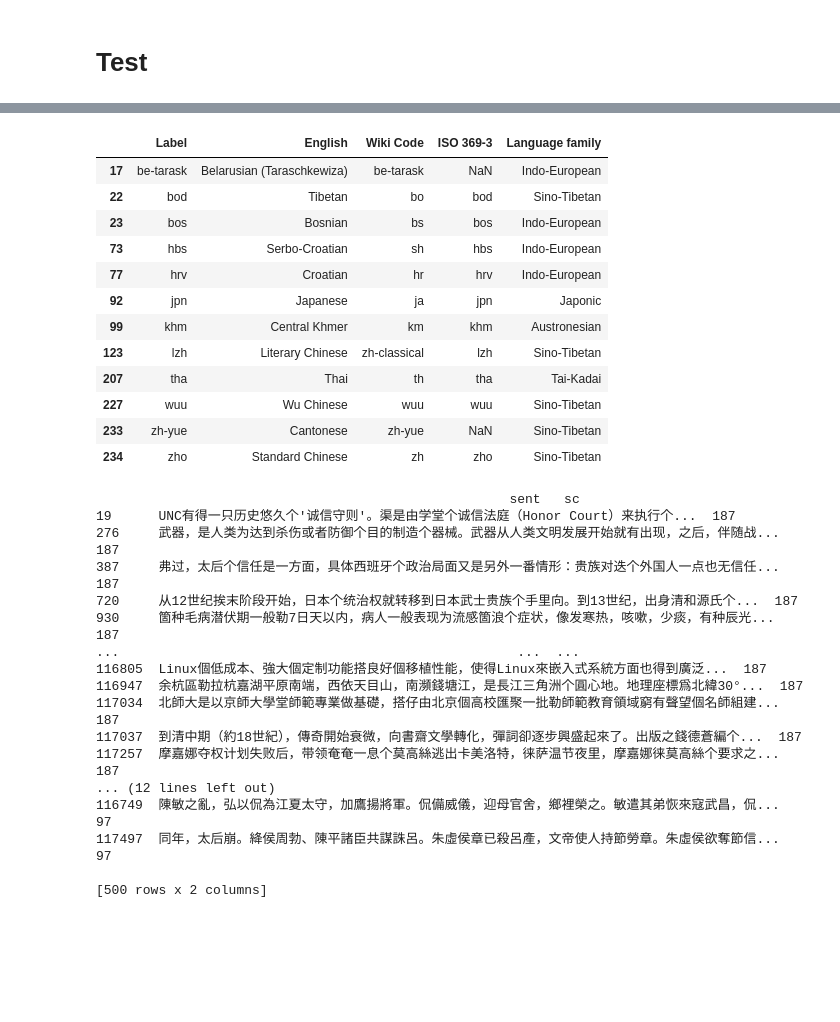
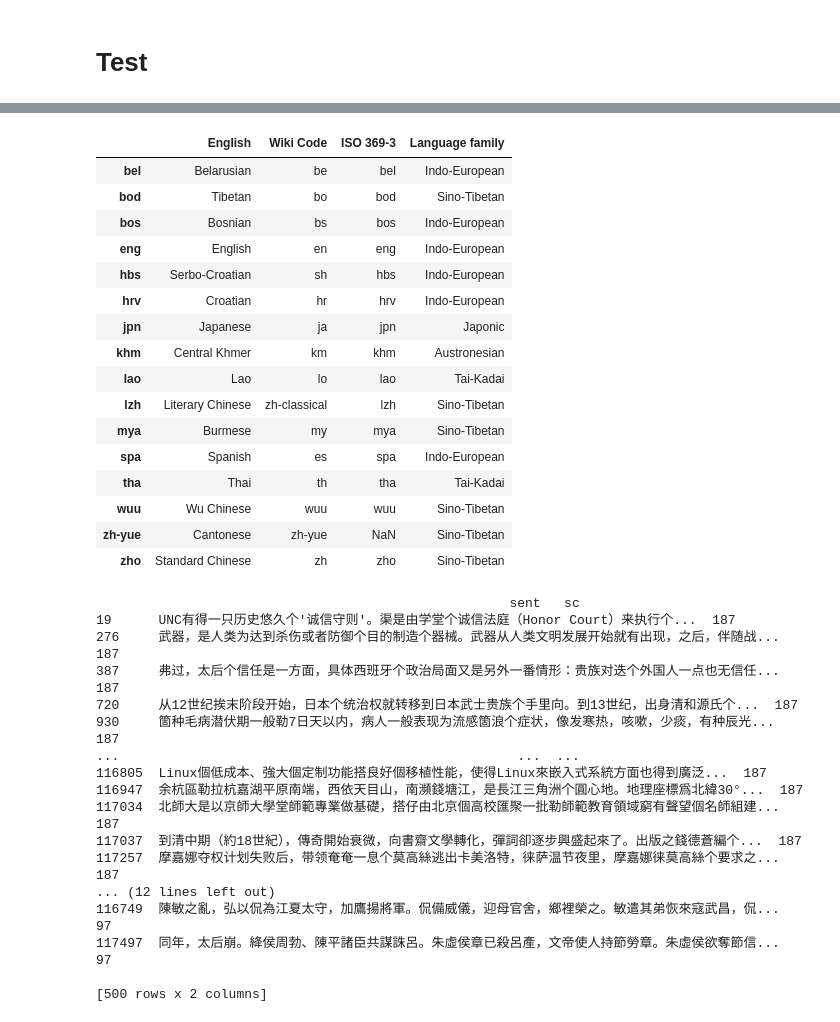
Before and after one commit to tsimafeip/nn-hackathon, a Jupyter notebook: LangDetector.ipynb, the cells around one changed output, grey strips where cells are left out. Cells and saved outputs as stored; diff of their text form; code cells hidden in the pictures; blank space fills up the shorter version.

```diff
--- a/LangDetector.ipynb
+++ b/LangDetector.ipynb
@@ -434,21 +446,25 @@ bad_quality_metrics
-# %%
-bad_quality_langs = list(bad_quality_metrics.index)
-bad_quality_labels = labels.loc[labels['Label'].isin(bad_quality_langs)]
-bad_quality_labels
-# %% [output]
-|  | Label | English | Wiki Code | ISO 369-3 | Language family |
-| 17 | be-tarask | Belarusian (Taraschkewiza) | be-tarask | NaN | Indo-European |
-| 22 | bod | Tibetan | bo | bod | Sino-Tibetan |
-| 23 | bos | Bosnian | bs | bos | Indo-European |
-| 73 | hbs | Serbo-Croatian | sh | hbs | Indo-European |
-| 77 | hrv | Croatian | hr | hrv | Indo-European |
-| 92 | jpn | Japanese | ja | jpn | Japonic |
-| 99 | khm | Central Khmer | km | khm | Austronesian |
-| 123 | lzh | Literary Chinese | zh-classical | lzh | Sino-Tibetan |
-| 207 | tha | Thai | th | tha | Tai-Kadai |
-| 227 | wuu | Wu Chinese | wuu | wuu | Sino-Tibetan |
-| 233 | zh-yue | Cantonese | zh-yue | NaN | Sino-Tibetan |
-| 234 | zho | Standard Chinese | zh | zho | Sino-Tibetan |
+# %%
+lab = labels.set_index('Label')
+bad_quality_labels = lab.loc[bad_quality_metrics.index]
+bad_quality_labels
+# %% [output]
+|  | English | Wiki Code | ISO 369-3 | Language family |
+| bel | Belarusian | be | bel | Indo-European |
+| bod | Tibetan | bo | bod | Sino-Tibetan |
+| bos | Bosnian | bs | bos | Indo-European |
+| eng | English | en | eng | Indo-European |
+| hbs | Serbo-Croatian | sh | hbs | Indo-European |
+| hrv | Croatian | hr | hrv | Indo-European |
+| jpn | Japanese | ja | jpn | Japonic |
+| khm | Central Khmer | km | khm | Austronesian |
+| lao | Lao | lo | lao | Tai-Kadai |
+| lzh | Literary Chinese | zh-classical | lzh | Sino-Tibetan |
+| mya | Burmese | my | mya | Sino-Tibetan |
+| spa | Spanish | es | spa | Indo-European |
+| tha | Thai | th | tha | Tai-Kadai |
+| wuu | Wu Chinese | wuu | wuu | Sino-Tibetan |
+| zh-yue | Cantonese | zh-yue | NaN | Sino-Tibetan |
+| zho | Standard Chinese | zh | zho | Sino-Tibetan |
 # %%
 print(x_train[x_train.sc == language_to_class['wuu']])
 print(x_train[x_train.sc == language_to_class['lzh']])
```
Also changed, not shown: parts of 15 cells of this notebook.
